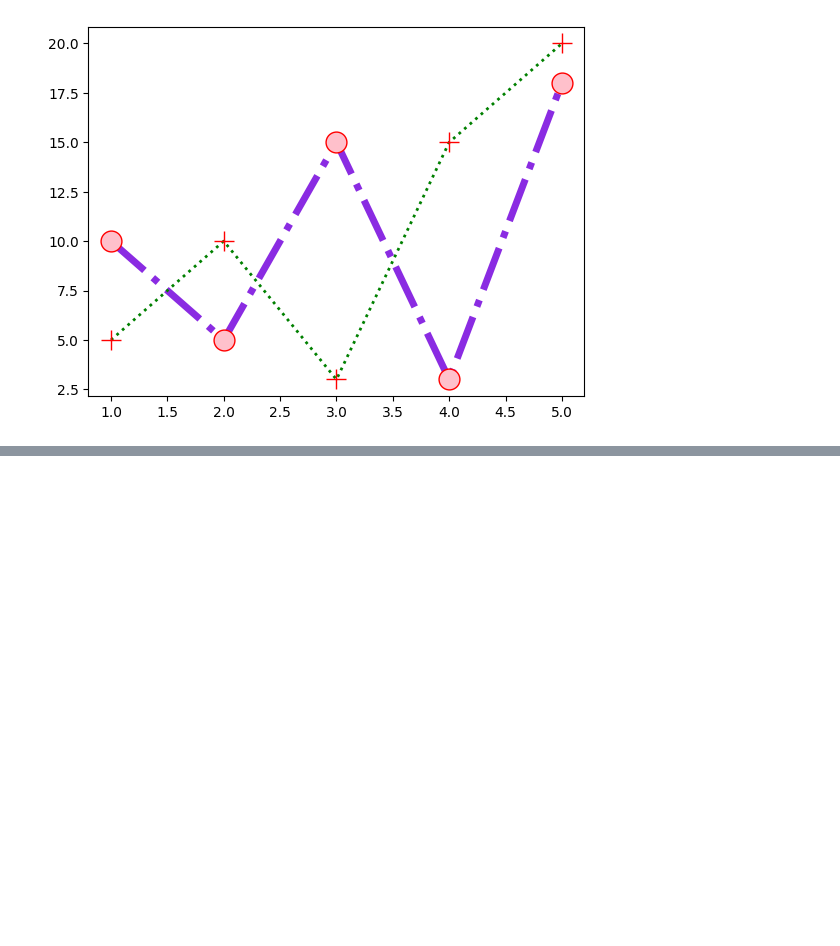
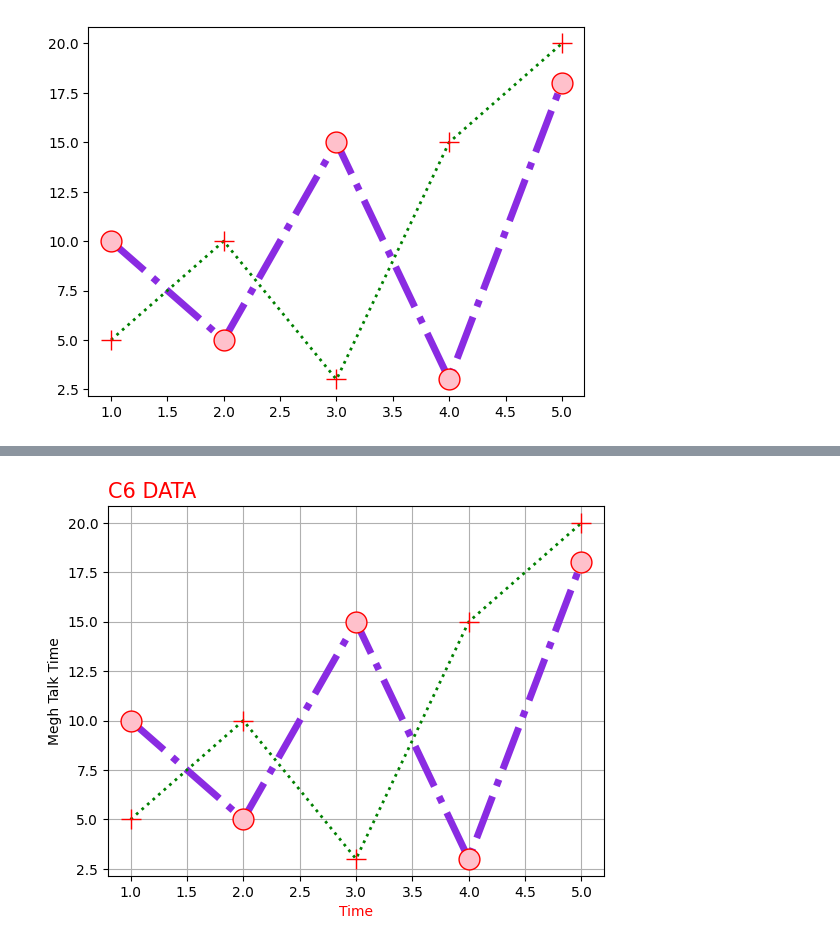
Before and after one commit to KishanPatel58/Sem-3-python, a Jupyter notebook: ch-10.ipynb, the cells around one changed output, grey strips where cells are left out. Drawn from its saved outputs; the diff is of its cells as text; code cells hidden in the pictures; blank space fills up the shorter version.

```diff
--- a/ch-10.ipynb
+++ b/ch-10.ipynb
@@ -131,0 +167,14 @@ plt.show()
+# %%
+import matplotlib.pyplot as plt
+x = [1,2,3,4,5]
+y1 = [10,5,15,3,18]
+y2 = [5,10,3,15,20]
+plt.plot(x,y1, marker="o", ms=15, mfc="pink",mec="r",color="blueviolet", ls="-.", lw=5)
+plt.plot(x,y2, marker="+", ms=15, mfc="pink",mec="r",color="green", ls=":", lw=2)
+plt.title("C6 DATA", color="red", size=15, family="sans-serif", loc="left")
+plt.xlabel("Time", color="red", size=10, family="sans-serif")
+plt.ylabel("Megh Talk Time")
+plt.grid()
+plt.show()
+# %% [output]
+[figure, added]
```
Also changed, not shown: parts of 21 cells of this notebook.
